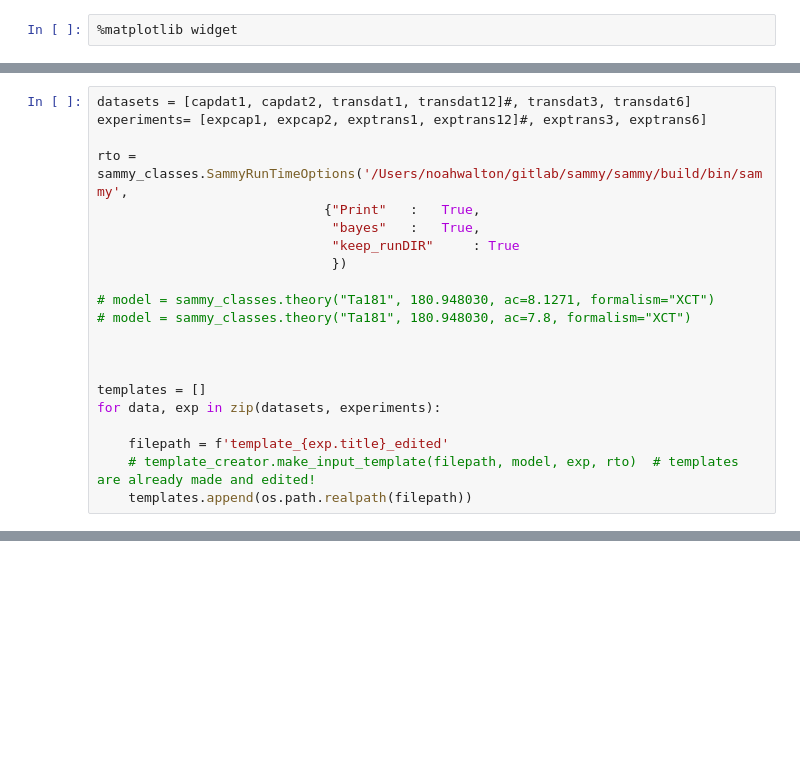
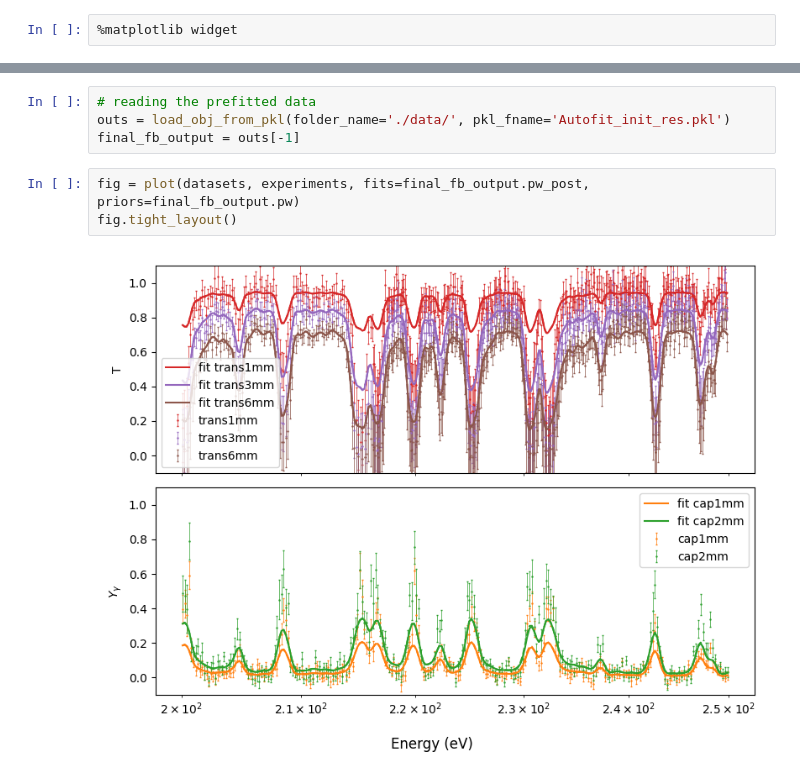
Before and after one commit to Naww137/ATARI, a Jupyter notebook: examples/Ta181_Analysis/AnalyzeTa181.ipynb, the cells around one changed output, grey strips where cells are left out. Cells and saved outputs as stored; diff of their text form; blank space fills up the shorter version.

```diff
--- a/examples/Ta181_Analysis/AnalyzeTa181.ipynb
+++ b/examples/Ta181_Analysis/AnalyzeTa181.ipynb
@@ -258,21 +346,0 @@ importlib.reload(template_creator)
-# %%
-datasets = [capdat1, capdat2, transdat1, transdat12]#, transdat3, transdat6]
-experiments= [expcap1, expcap2, exptrans1, exptrans12]#, exptrans3, exptrans6]
-
-rto = sammy_classes.SammyRunTimeOptions('/Users/noahwalton/gitlab/sammy/sammy/build/bin/sammy',
-                             {"Print"   :   True,
-                              "bayes"   :   True,
-                              "keep_runDIR"     : True
-                              })
-
-# model = sammy_classes.theory("Ta181", 180.948030, ac=8.1271, formalism="XCT")
-# model = sammy_classes.theory("Ta181", 180.948030, ac=7.8, formalism="XCT")
-
-
-
-templates = []
-for data, exp in zip(datasets, experiments):
-
-    filepath = f'template_{exp.title}_edited'
-    # template_creator.make_input_template(filepath, model, exp, rto)  # templates are already made and edited!
-    templates.append(os.path.realpath(filepath))
@@ -763,0 +508,9 @@ Before giving this to oleksii for AIC, I could fit background with external reso
+# %%
+# reading the prefitted data
+outs = load_obj_from_pkl(folder_name='./data/', pkl_fname='Autofit_init_res.pkl')
+final_fb_output = outs[-1]
+# %%
+fig = plot(datasets, experiments, fits=final_fb_output.pw_post, priors=final_fb_output.pw)
+fig.tight_layout()
+# %% [output]
+[figure, added]
```
Also changed, not shown: parts of 71 cells of this notebook, 12 other files.
